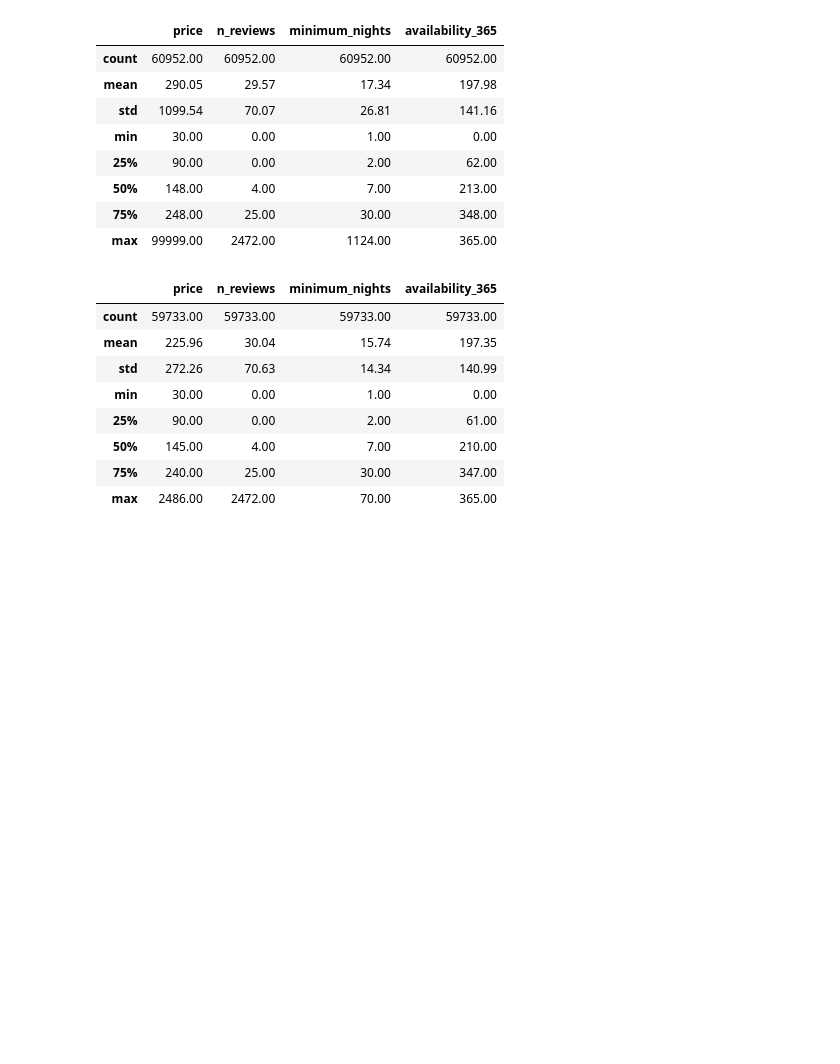
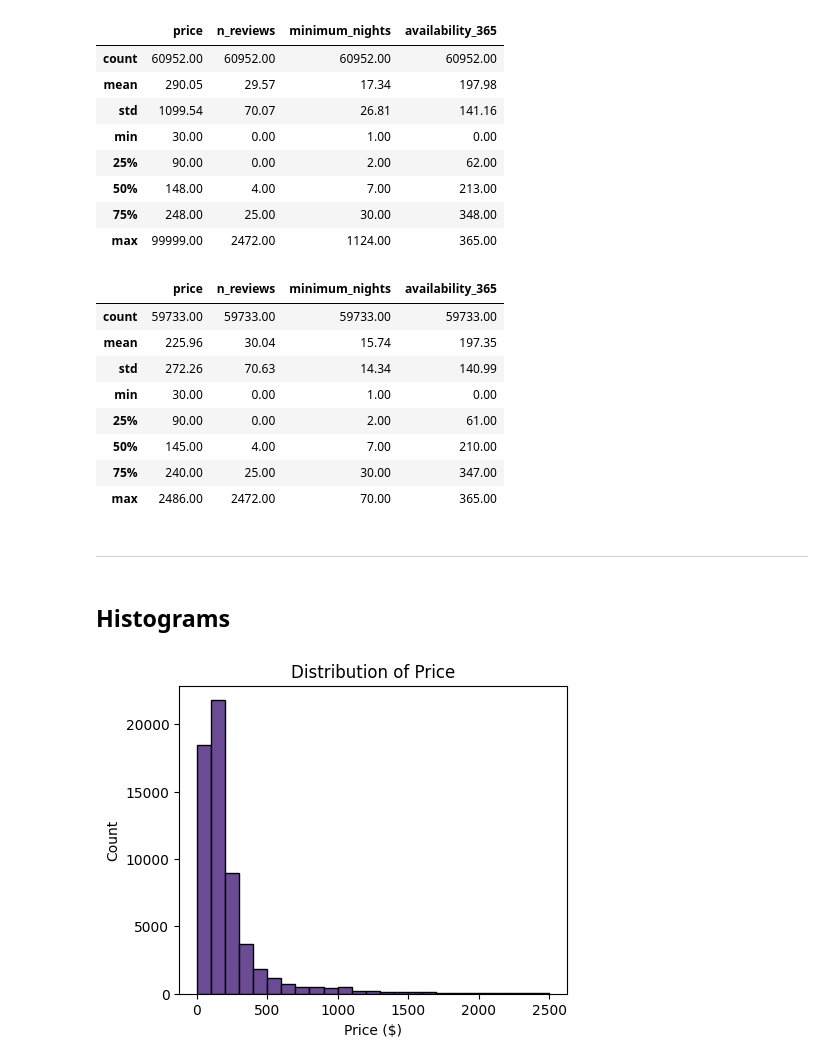
Before and after one commit to SameeckBhatia/Airbnb-ML-Economist, a Jupyter notebook: la_airbnb.ipynb, the cells around one changed output. Drawn from its saved outputs; the diff is of its cells as text; code cells hidden in the pictures; blank space fills up the shorter version.

Commit message:
Plotting histograms for the data

```diff
--- a/la_airbnb.ipynb
+++ b/la_airbnb.ipynb
@@ -109,3 +109,27 @@ cleaned_df[cols].describe().round(2)
 | 50% | 145.00 | 4.00 | 7.00 | 210.00 |
 | 75% | 240.00 | 25.00 | 30.00 | 347.00 |
 | max | 2486.00 | 2472.00 | 70.00 | 365.00 |
+# %% [markdown]
+---
+# %% [markdown]
+## Histograms
+# %%
+# Setting fill and edge colors of charts
+fill = "#6C4B95"
+alt_fill = "#4F954B"
+edge = "black"
+# %%
+# Plotting
+fig, ax = plt.subplots(figsize=(5, 4))
+ax.hist(cleaned_df["price"], bins=bin_interval(0, 2500, 100),
+        edgecolor=edge, color=fill)
+
+# Formatting
+ax.set_xticks(bin_interval(0, 2500, 500))
+ax.set_title("Distribution of Price")
+ax.set_xlabel("Price ($)")
+ax.set_ylabel("Count")
+
+plt.show()
+# %% [output]
+[figure, added]
```
Also changed, not shown: parts of 3 cells of this notebook.
